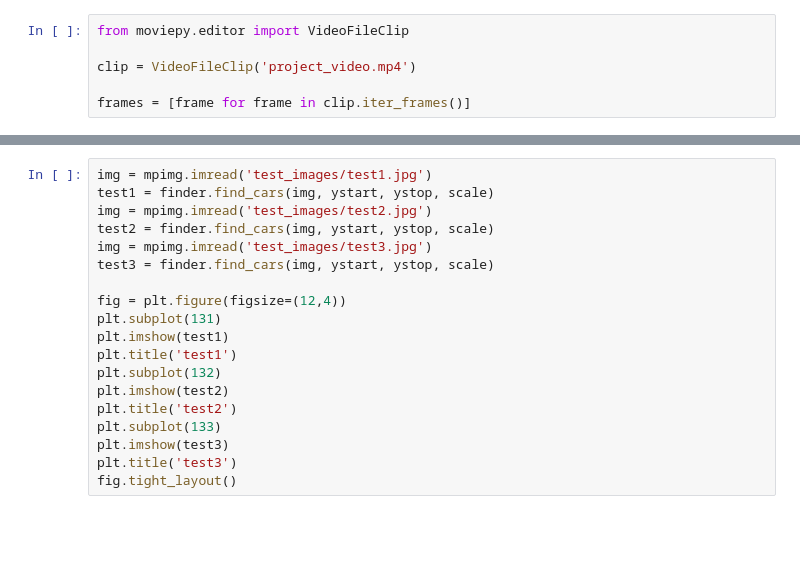
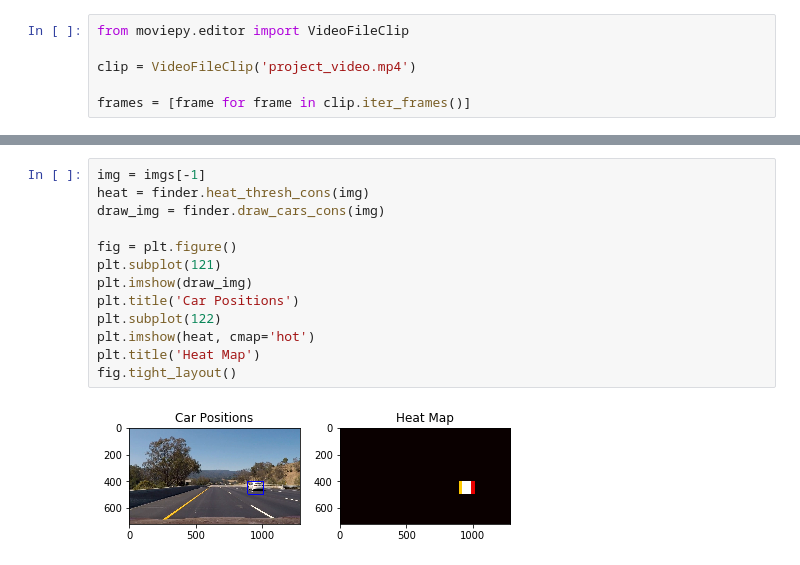
Before and after one commit to liaochiheng/CarND-Term1-P5, a Jupyter notebook: P5.ipynb, the cells around one changed output, grey strips where cells are left out. Cells and saved outputs as stored; diff of their text form; blank space fills up the shorter version.

```diff
--- a/P5.ipynb
+++ b/P5.ipynb
@@ -396,19 +449,15 @@ fig.tight_layout()
-# %%
-img = mpimg.imread('test_images/test1.jpg')
-test1 = finder.find_cars(img, ystart, ystop, scale)
-img = mpimg.imread('test_images/test2.jpg')
-test2 = finder.find_cars(img, ystart, ystop, scale)
-img = mpimg.imread('test_images/test3.jpg')
-test3 = finder.find_cars(img, ystart, ystop, scale)
-
-fig = plt.figure(figsize=(12,4))
-plt.subplot(131)
-plt.imshow(test1)
-plt.title('test1')
-plt.subplot(132)
-plt.imshow(test2)
-plt.title('test2')
-plt.subplot(133)
-plt.imshow(test3)
-plt.title('test3')
-fig.tight_layout()
+# %%
+img = imgs[-1]
+heat = finder.heat_thresh_cons(img)
+draw_img = finder.draw_cars_cons(img)
+
+fig = plt.figure()
+plt.subplot(121)
+plt.imshow(draw_img)
+plt.title('Car Positions')
+plt.subplot(122)
+plt.imshow(heat, cmap='hot')
+plt.title('Heat Map')
+fig.tight_layout()
+# %% [output]
+[figure, added]
```
Also changed, not shown: parts of 18 cells of this notebook, 10 other files.
